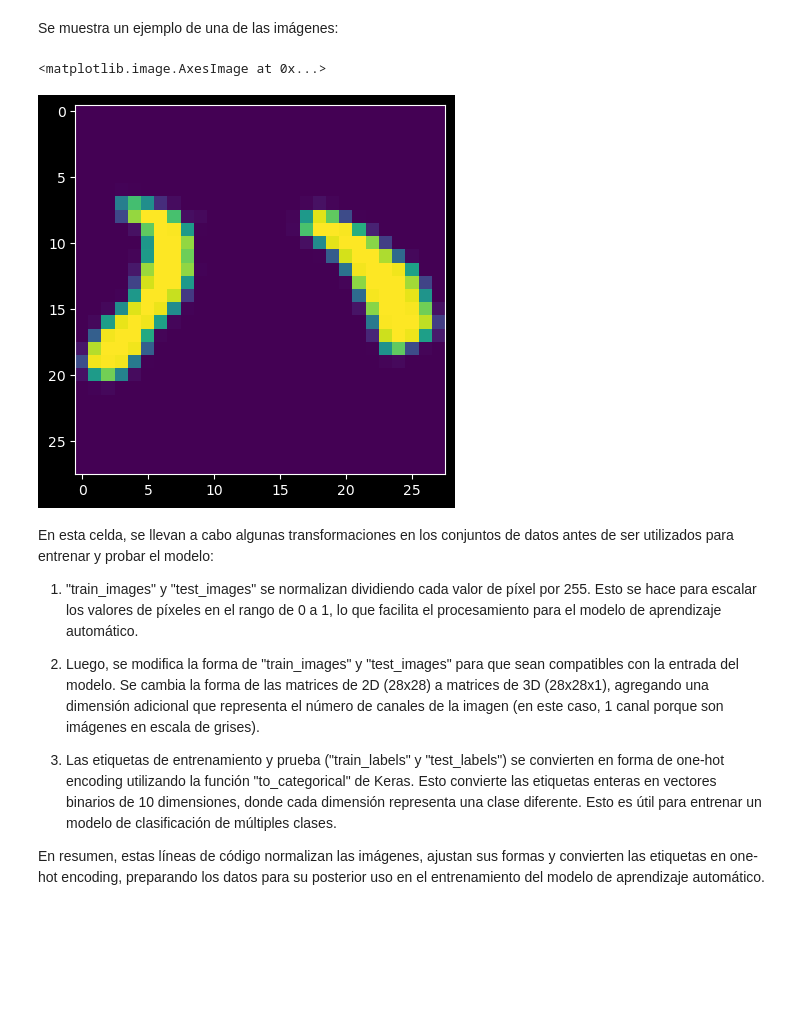
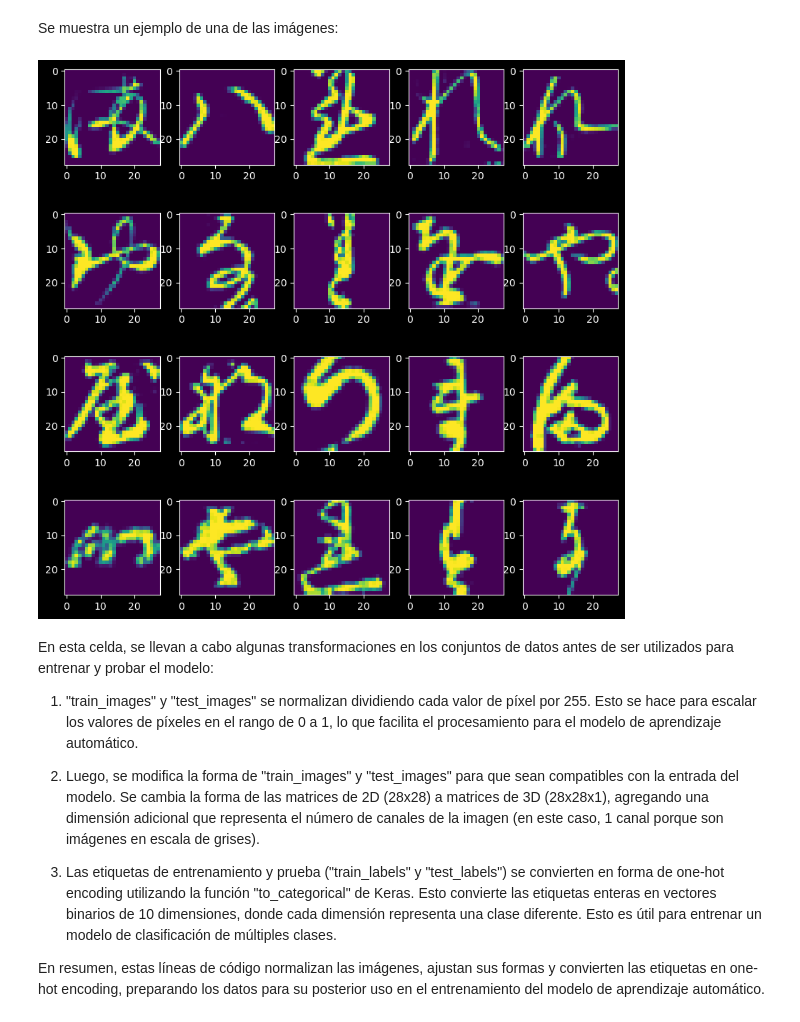
Before and after one commit to xillegas/tarea-2, a Jupyter notebook: red_conv_kminst.ipynb, the cells around one changed output. Saved outputs shown, nothing was run; the diff lists cells and outputs as text; code cells hidden in the pictures; blank space fills up the shorter version.

```diff
--- a/red_conv_kminst.ipynb
+++ b/red_conv_kminst.ipynb
@@ -21,11 +23,16 @@ test_images = np.load('kminst/kmnist-test-imgs.npz')['arr_0']
 test_labels = np.load('kminst/kmnist-test-labels.npz')['arr_0']
 # %% [markdown]
 Se muestra un ejemplo de una de las imágenes:
-# %%
-plt.imshow(train_images[13])
-# %% [output]
-<matplotlib.image.AxesImage at 0x...>
-[figure, removed]
+# %%
+plt.figure(figsize=(10, 10))
+for i in range(20):
+    seed = None
+    rng = np.random.default_rng(seed=seed)
+    random_number = rng.integers(low=0,high=50000)
+    kuzu_img = plt.subplot(4, 5, i + 1)
+    plt.imshow(train_images[random_number])
+# %% [output]
+[figure, added]
 # %% [markdown]
 En esta celda, se llevan a cabo algunas transformaciones en los conjuntos de datos antes de ser utilizados para entrenar y probar el modelo:
 
```
Also changed, not shown: parts of 15 cells of this notebook, 1 other file.
